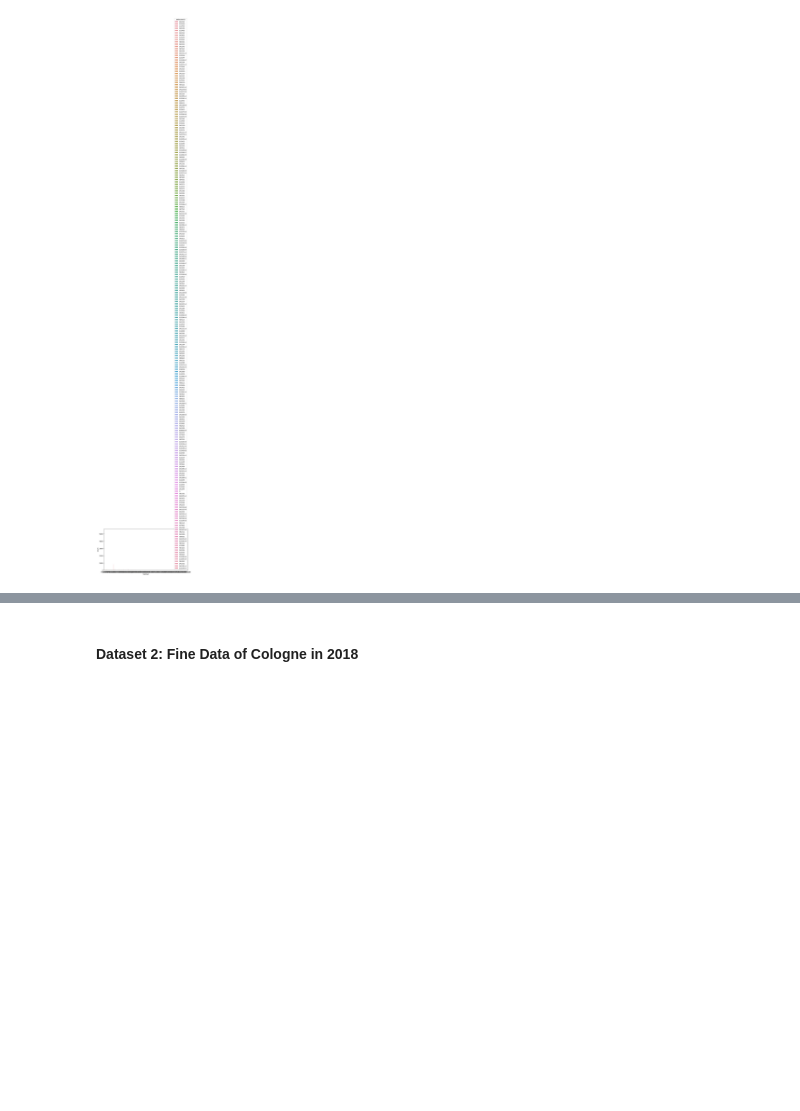
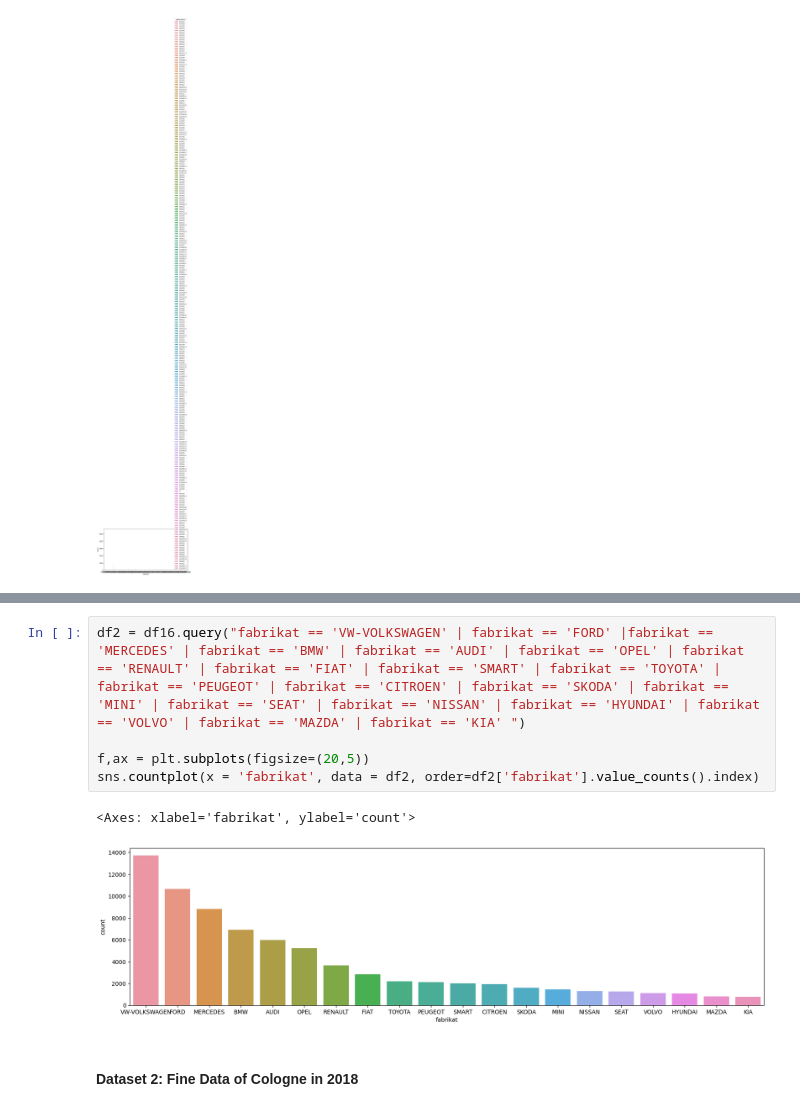
Before and after one commit to JobstHanna/2023-amse-template, a Jupyter notebook: exploration.ipynb, the cells around one changed output, grey strips where cells are left out. Drawn from its saved outputs; the diff is of its cells as text; blank space fills up the shorter version.

```diff
--- a/exploration.ipynb
+++ b/exploration.ipynb
@@ -125,3 +208,11 @@ sns.countplot(x = 'fabrikat', hue='tatbestand1', data = df16)
+# %%
+df2 = df16.query("fabrikat == 'VW-VOLKSWAGEN' | fabrikat == 'FORD' |fabrikat == 'MERCEDES' | fabrikat == 'BMW' | fabrikat == 'AUDI' | fabrikat == 'OPEL' | fabrikat == 'RENAULT' | fabrikat == 'FIAT' | fabrikat == 'SMART' | fabrikat == 'TOYOTA' | fabrikat == 'PEUGEOT' | fabrikat == 'CITROEN' | fabrikat == 'SKODA' | fabrikat == 'MINI' | fabrikat == 'SEAT' | fabrikat == 'NISSAN' | fabrikat == 'HYUNDAI' | fabrikat == 'VOLVO' | fabrikat == 'MAZDA' | fabrikat == 'KIA' ")
+
+f,ax = plt.subplots(figsize=(20,5))
+sns.countplot(x = 'fabrikat', data = df2, order=df2['fabrikat'].value_counts().index)
+# %% [output]
+<Axes: xlabel='fabrikat', ylabel='count'>
+[figure, added]
 # %% [markdown]
 #### Dataset 2: Fine Data of Cologne in 2018
 # %%
```
Also changed, not shown: parts of 25 cells of this notebook, 4 other files.
